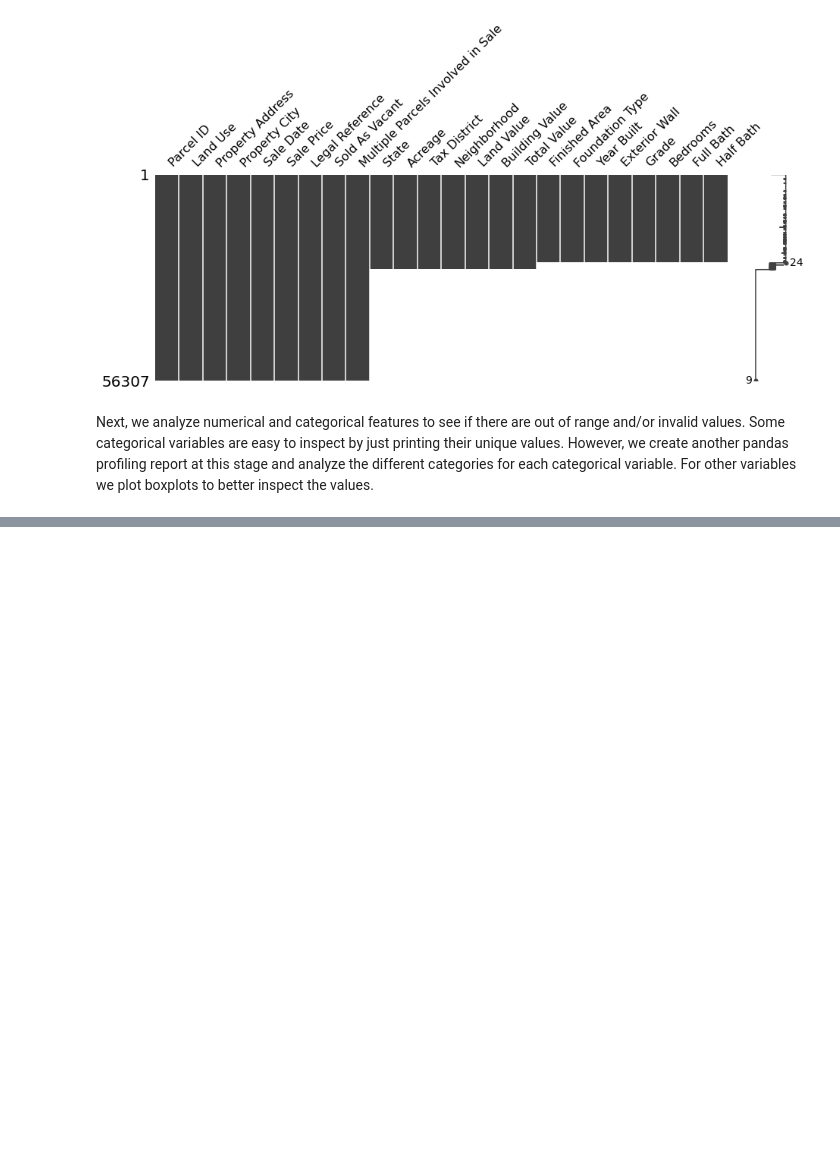
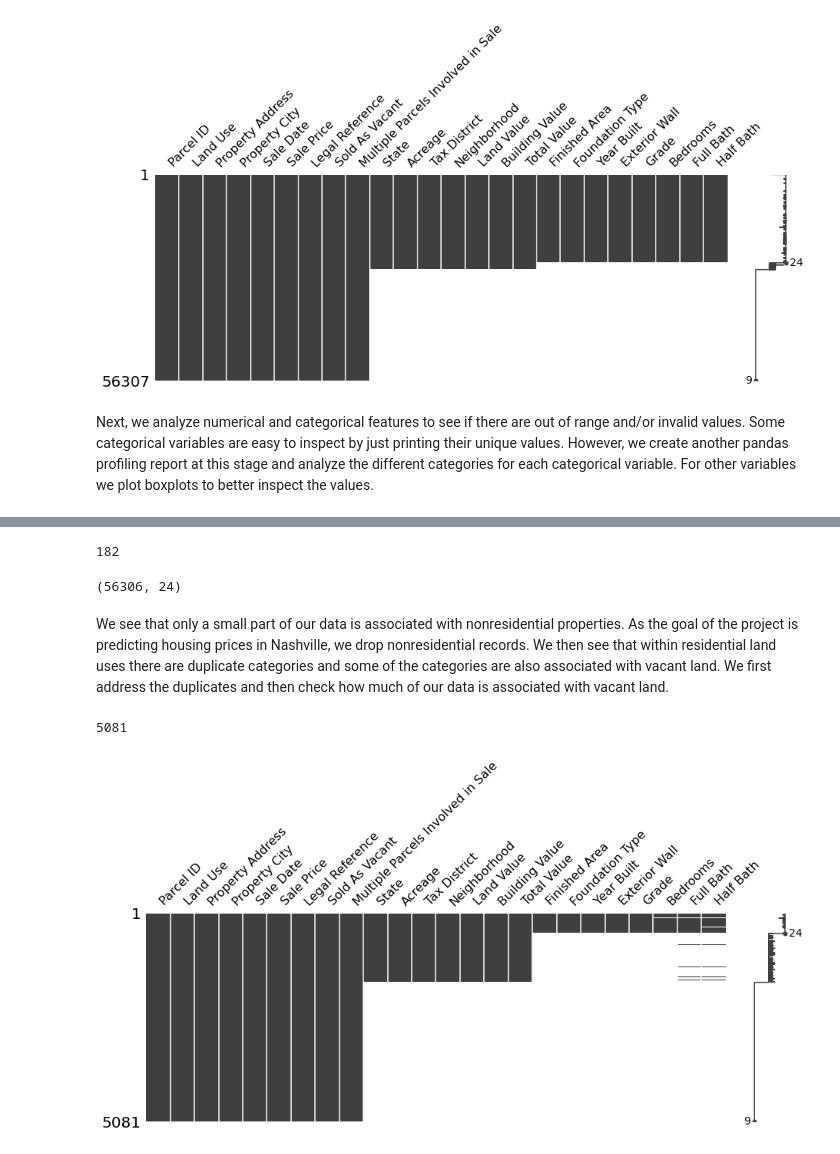
Before and after one commit to alalipour/Nashville-Housing-Prices, a Jupyter notebook: Nashville-Housing-Prices.ipynb, the cells around one changed output, grey strips where cells are left out. Cells and saved outputs as stored; diff of their text form; code cells hidden in the pictures; blank space fills up the shorter version.

Commit message:
data wrangling 100% complete

```diff
--- a/Nashville-Housing-Prices.ipynb
+++ b/Nashville-Housing-Prices.ipynb
@@ -445,0 +467,13 @@ Categories (39, object): ['RESIDENTIAL CONDO', 'SINGLE FAMILY', 'VACANT RES LAND
+# %%
+residential = ['RESIDENTIAL CONDO','SINGLE FAMILY', 'VACANT RES LAND', 'DUPLEX', 'CONDO', 'ZERO LOT LINE', \
+   'RESIDENTIAL COMBO/MISC', 'TRIPLEX', 'QUADPLEX', 'MOBILE HOME', 'VACANT ZONED MULTI FAMILY', 'VACANT RESIDENTIAL LAND',\
+  'APARTMENT: LOW RISE (BUILT SINCE 1960)', 'VACANT RESIENTIAL LAND']
+df.shape[0] - df[df['Land Use'].isin(residential)].shape[0]
+# %% [output]
+182
+# %%
+df.shape
+# %% [output]
+(56306, 24)
+# %% [markdown]
+We see that only a small part of our data is associated with nonresidential properties. As the goal of the project is predicting housing prices in Nashville, we drop nonresidential records. We then see that within residential land uses there are duplicate categories and some of the categories are also associated with vacant land. We first address the duplicates and then check how much of our data is associated with vacant land.
@@ -445,0 +487,11 @@ Categories (39, object): ['RESIDENTIAL CONDO', 'SINGLE FAMILY', 'VACANT RES LAND
+# %%
+df1 = df[df['Land Use'].isin(['VACANT RESIENTIAL LAND', 'VACANT ZONED MULTI FAMILY'])]
+df1.shape[0]
+# %% [output]
+5081
+# %%
+df1 = df1.sort_values(['State','Finished Area'])
+msno.matrix(df1, figsize=(15, 5))
+plt.show()
+# %% [output]
+[figure, added]
```
Also changed, not shown: parts of 53 cells of this notebook.
